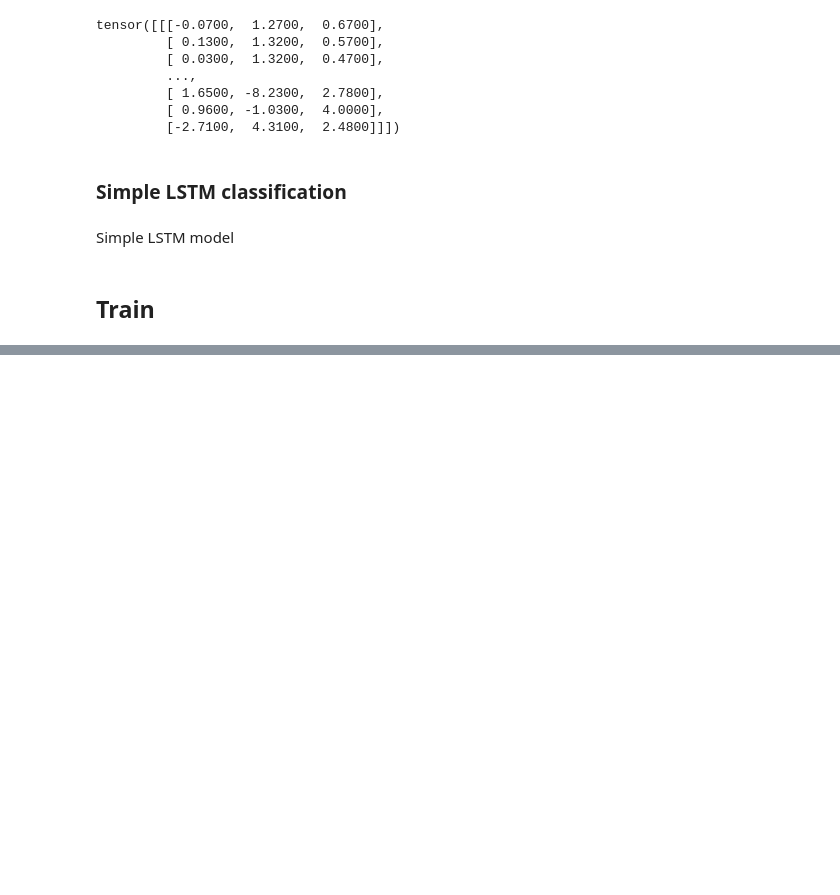
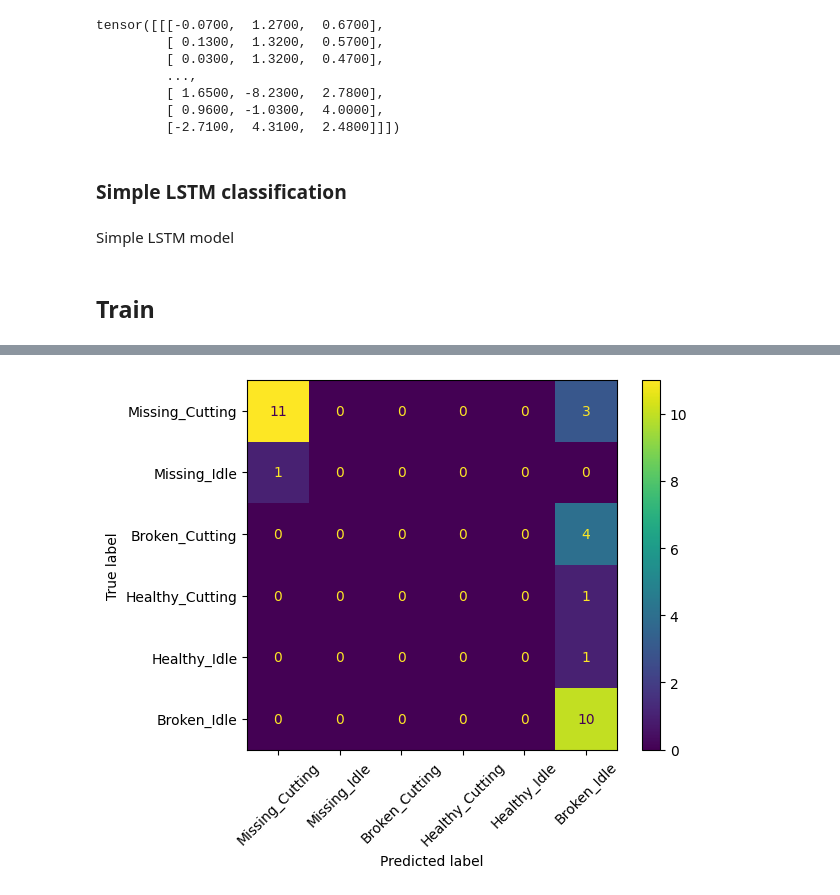
Before and after one commit to AJDERS/greentech, a Jupyter notebook: src/notebooks/initial-analysis.ipynb, the cells around one changed output, grey strips where cells are left out. Cells and saved outputs as stored; diff of their text form; code cells hidden in the pictures; blank space fills up the shorter version.

```diff
--- a/src/notebooks/initial-analysis.ipynb
+++ b/src/notebooks/initial-analysis.ipynb
@@ -314,0 +363,9 @@ Start model training
+# %%
+test_results = []
+model.load_state_dict(torch.load('best.pth'))
+model.eval()
+for input_ in test_dataloader:
+    input_ = input_.to(device)
+    out = model(*input_)
+    output = F.log_softmax(out).argmax(dim=0)
+    test_results.append(int(output.detach().cpu().numpy()))
@@ -314,0 +385,15 @@ Start model training
+# %%
+from sklearn import metrics
+from sklearn.metrics import confusion_matrix
+
+y_pred = [id_to_label[x] for x in test_results]
+y_true = [train_labels[i].iloc[0] for i in range(len(train_labels))]
+
+cm = confusion_matrix(y_true, y_pred, labels=list(label_to_id.keys()))
+cm_display = metrics.ConfusionMatrixDisplay(confusion_matrix = cm, display_labels = list(label_to_id.keys()))
+
+cm_display.plot()
+plt.xticks(rotation = 45)
+plt.show()
+# %% [output]
+[figure, added]
```
Also changed, not shown: parts of 11 cells of this notebook, 3 other files.
